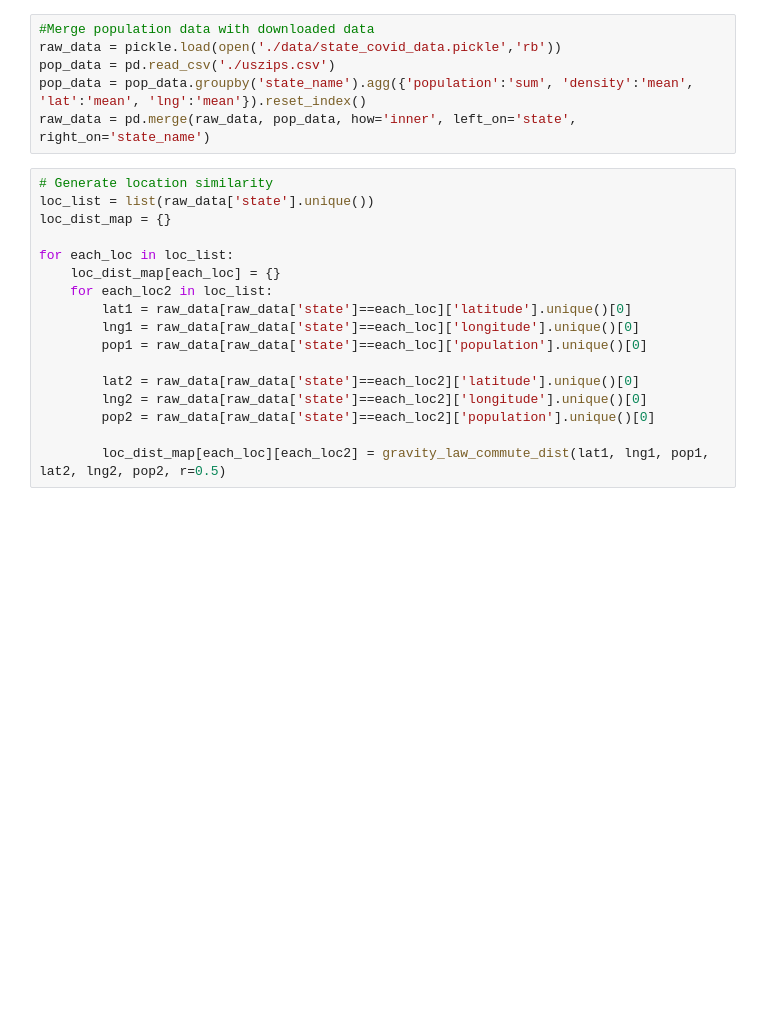
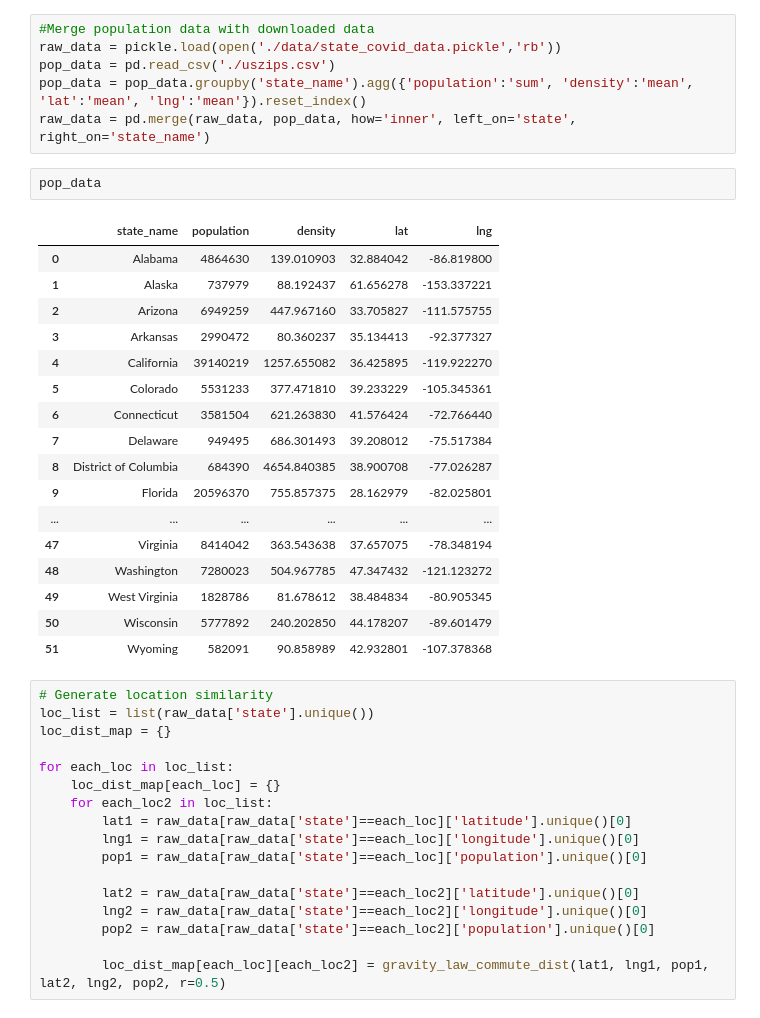
Before and after one commit to michaelajao/STAN, a Jupyter notebook: train_stan.ipynb, the cells around one changed output. Drawn from its saved outputs; the diff is of its cells as text; blank space fills up the shorter version.

Commit message:
Fix data quality issues and improve sorting functionality

```diff
--- a/train_stan.ipynb
+++ b/train_stan.ipynb
@@ -47,6 +49,26 @@ raw_data = pickle.load(open('./data/state_covid_data.pickle','rb'))
 pop_data = pd.read_csv('./uszips.csv')
 pop_data = pop_data.groupby('state_name').agg({'population':'sum', 'density':'mean', 'lat':'mean', 'lng':'mean'}).reset_index()
 raw_data = pd.merge(raw_data, pop_data, how='inner', left_on='state', right_on='state_name')
+# %%
+pop_data
+# %% [output]
+|  | state_name | population | density | lat | lng |
+| 0 | Alabama | 4864630 | 139.010903 | 32.884042 | -86.819800 |
+| 1 | Alaska | 737979 | 88.192437 | 61.656278 | -153.337221 |
+| 2 | Arizona | 6949259 | 447.967160 | 33.705827 | -111.575755 |
+| 3 | Arkansas | 2990472 | 80.360237 | 35.134413 | -92.377327 |
+| 4 | California | 39140219 | 1257.655082 | 36.425895 | -119.922270 |
+| 5 | Colorado | 5531233 | 377.471810 | 39.233229 | -105.345361 |
+| 6 | Connecticut | 3581504 | 621.263830 | 41.576424 | -72.766440 |
+| 7 | Delaware | 949495 | 686.301493 | 39.208012 | -75.517384 |
+| 8 | District of Columbia | 684390 | 4654.840385 | 38.900708 | -77.026287 |
+| 9 | Florida | 20596370 | 755.857375 | 28.162979 | -82.025801 |
+| ... | ... | ... | ... | ... | ... |
+| 47 | Virginia | 8414042 | 363.543638 | 37.657075 | -78.348194 |
+| 48 | Washington | 7280023 | 504.967785 | 47.347432 | -121.123272 |
+| 49 | West Virginia | 1828786 | 81.678612 | 38.484834 | -80.905345 |
+| 50 | Wisconsin | 5777892 | 240.202850 | 44.178207 | -89.601479 |
+| 51 | Wyoming | 582091 | 90.858989 | 42.932801 | -107.378368 |
 # %%
 # Generate location similarity
 loc_list = list(raw_data['state'].unique())
```
Also changed, not shown: parts of 5 cells of this notebook, 1 other file.
